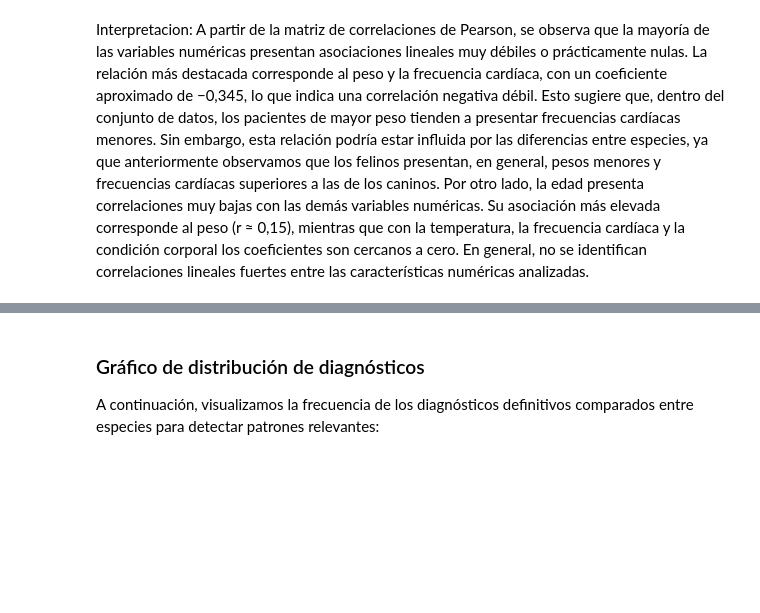
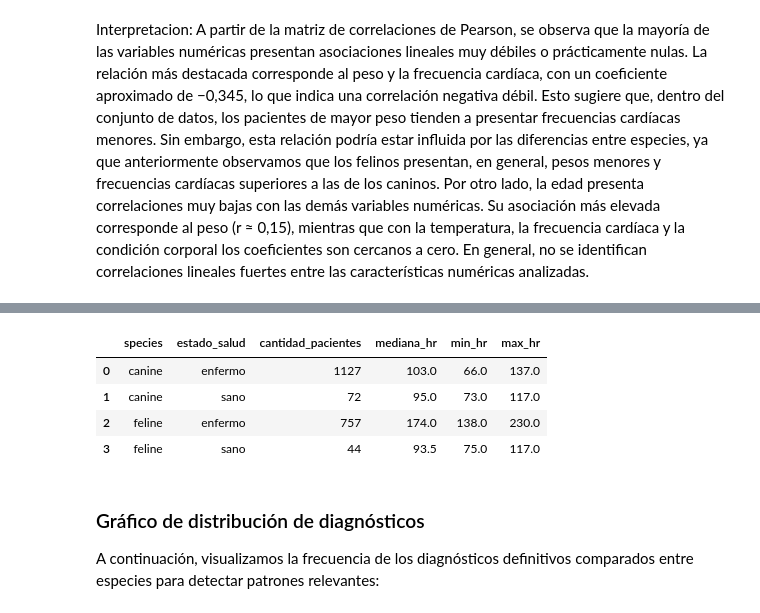
Before and after one commit to juanacebreiros2-ai/TP-PYTONH, a Jupyter notebook: pruebaDataset10.ipynb, the cells around one changed output, grey strips where cells are left out. Cells and saved outputs as stored; diff of their text form; code cells hidden in the pictures; blank space fills up the shorter version.

```diff
--- a/pruebaDataset10.ipynb
+++ b/pruebaDataset10.ipynb
@@ -935,3 +1022,19 @@ KeyError: "Label(s) ['Patient ID'] do not exist"
+# %%
+# Agrupación por especie y estado de salud calculando estadísticas de heart rate
+resumen_hr = df.groupby(['species', 'estado_salud']).agg(
+    cantidad_pacientes=('Patient ID', 'count'),
+    mediana_hr=('heart rate', 'median'),
+    min_hr=('heart rate', 'min'),
+    max_hr=('heart rate', 'max')
+).reset_index()
+
+display(resumen_hr)
+# %% [output]
+|  | species | estado_salud | cantidad_pacientes | mediana_hr | min_hr | max_hr |
+| 0 | canine | enfermo | 1127 | 103.0 | 66.0 | 137.0 |
+| 1 | canine | sano | 72 | 95.0 | 73.0 | 117.0 |
+| 2 | feline | enfermo | 757 | 174.0 | 138.0 | 230.0 |
+| 3 | feline | sano | 44 | 93.5 | 75.0 | 117.0 |
 # %% [markdown]
 ### Gráfico de distribución de diagnósticos
 A continuación, visualizamos la frecuencia de los diagnósticos definitivos comparados entre especies para detectar patrones relevantes:
```
Also changed, not shown: parts of 6 cells of this notebook.
